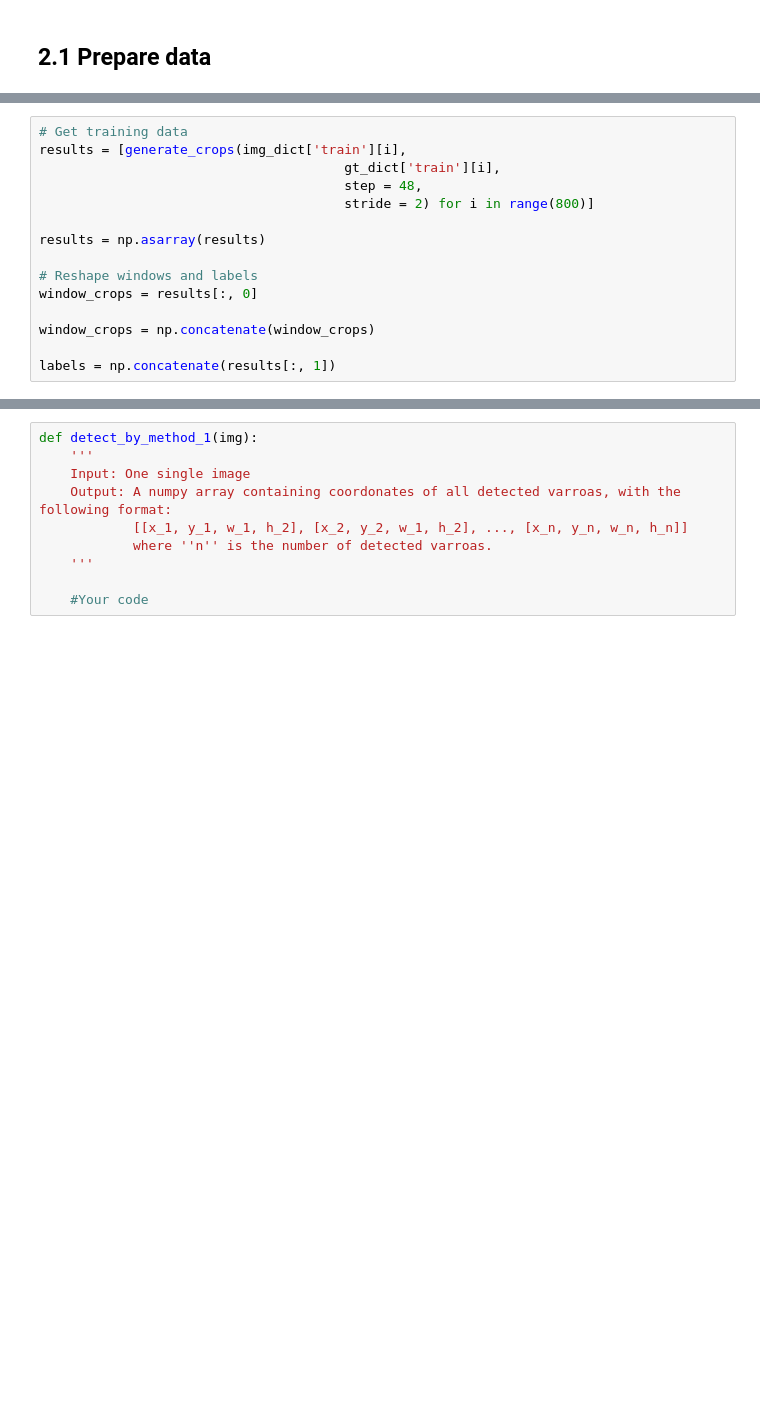
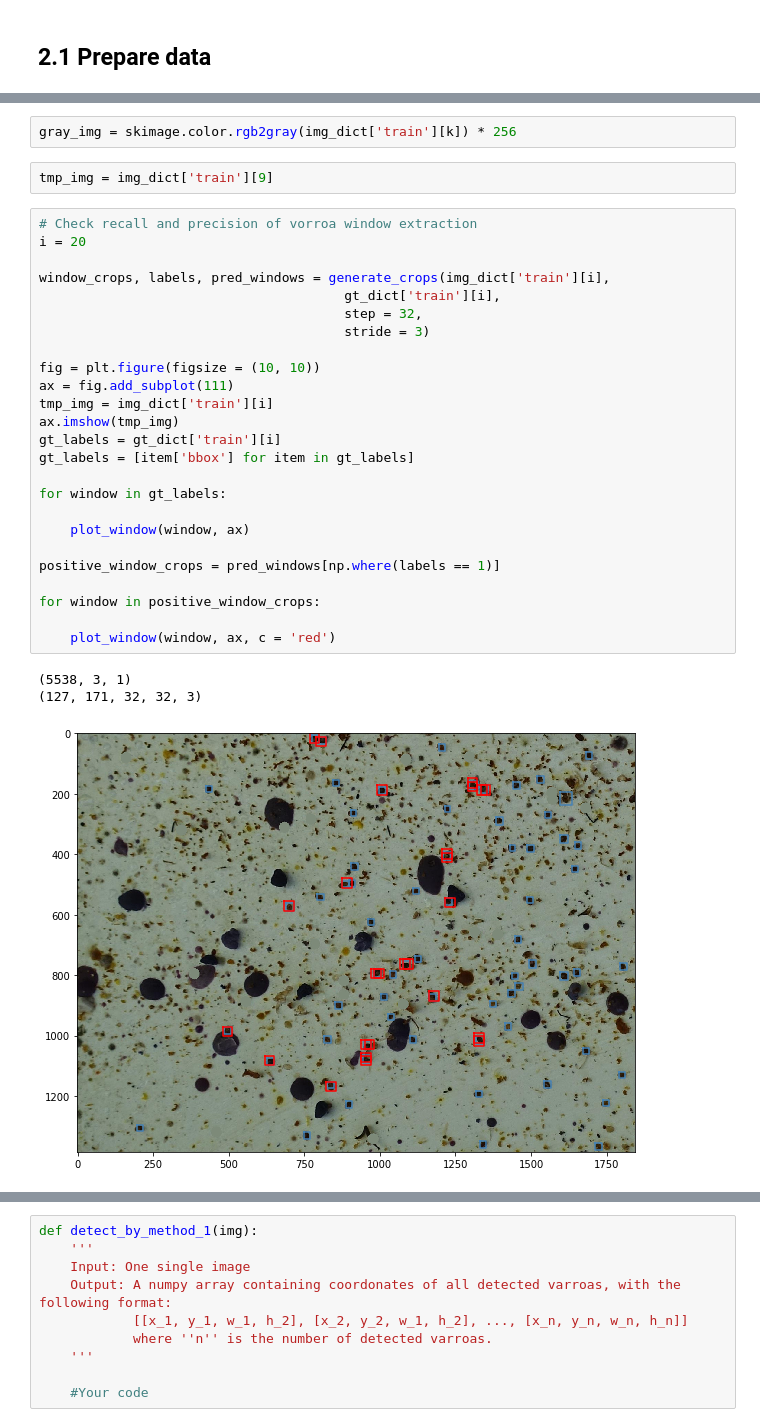
Before and after one commit to lchenbb/Image-Analysis-and-Pattern-Recognition, a Jupyter notebook: project/special_project.ipynb, the cells around one changed output, grey strips where cells are left out. Saved outputs shown, nothing was run; the diff lists cells and outputs as text; blank space fills up the shorter version.

```diff
--- a/project/special_project.ipynb
+++ b/project/special_project.ipynb
@@ -606,15 +693,33 @@ def generate_crops(img, targets, step, stride):
-# %%
-# Get training data
-results = [generate_crops(img_dict['train'][i],
-                                       gt_dict['train'][i],
-                                       step = 48,
-                                       stride = 2) for i in range(800)]
-
-results = np.asarray(results)
-
-# Reshape windows and labels
-window_crops = results[:, 0]
-
-window_crops = np.concatenate(window_crops)
-
-labels = np.concatenate(results[:, 1])
+# %%
+gray_img = skimage.color.rgb2gray(img_dict['train'][k]) * 256
+# %%
+tmp_img = img_dict['train'][9]
+# %%
+# Check recall and precision of vorroa window extraction
+i = 20
+
+window_crops, labels, pred_windows = generate_crops(img_dict['train'][i],
+                                       gt_dict['train'][i],
+                                       step = 32,
+                                       stride = 3)
+
+fig = plt.figure(figsize = (10, 10))
+ax = fig.add_subplot(111)
+tmp_img = img_dict['train'][i]
+ax.imshow(tmp_img)
+gt_labels = gt_dict['train'][i]
+gt_labels = [item['bbox'] for item in gt_labels]
+
+for window in gt_labels:
+
+    plot_window(window, ax)
+
+positive_window_crops = pred_windows[np.where(labels == 1)]
+
+for window in positive_window_crops:
+
+    plot_window(window, ax, c = 'red')
+# %% [output]
+(5538, 3, 1)
+(127, 171, 32, 32, 3)
+[figure, added]
```
Also changed, not shown: parts of 105 cells of this notebook, 4 other files.
